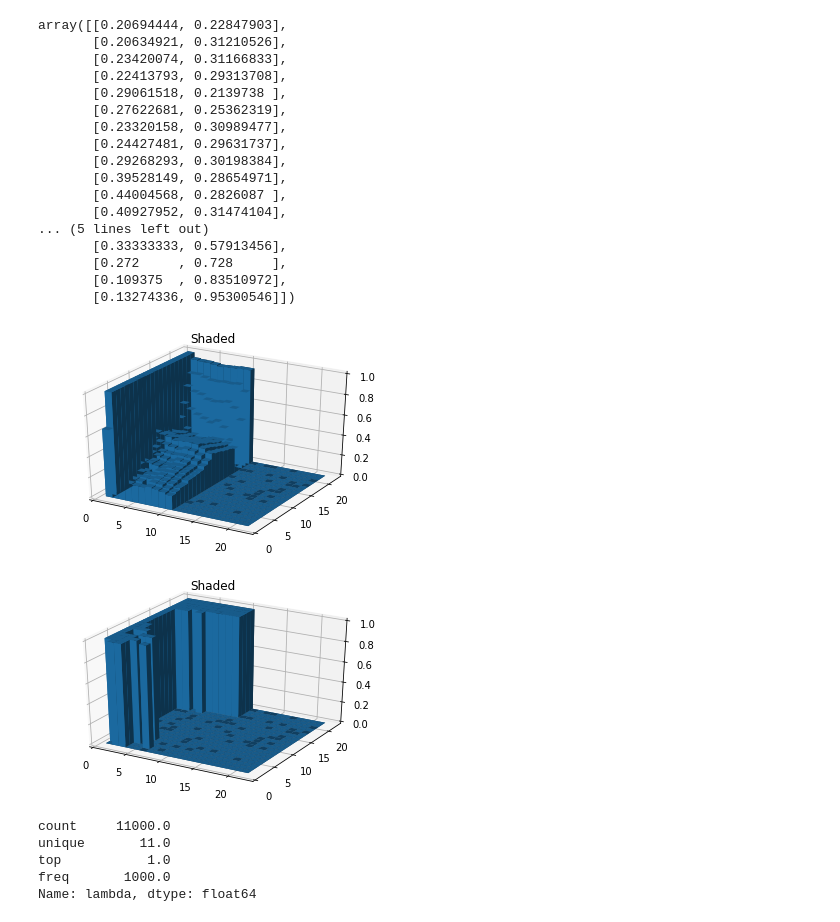
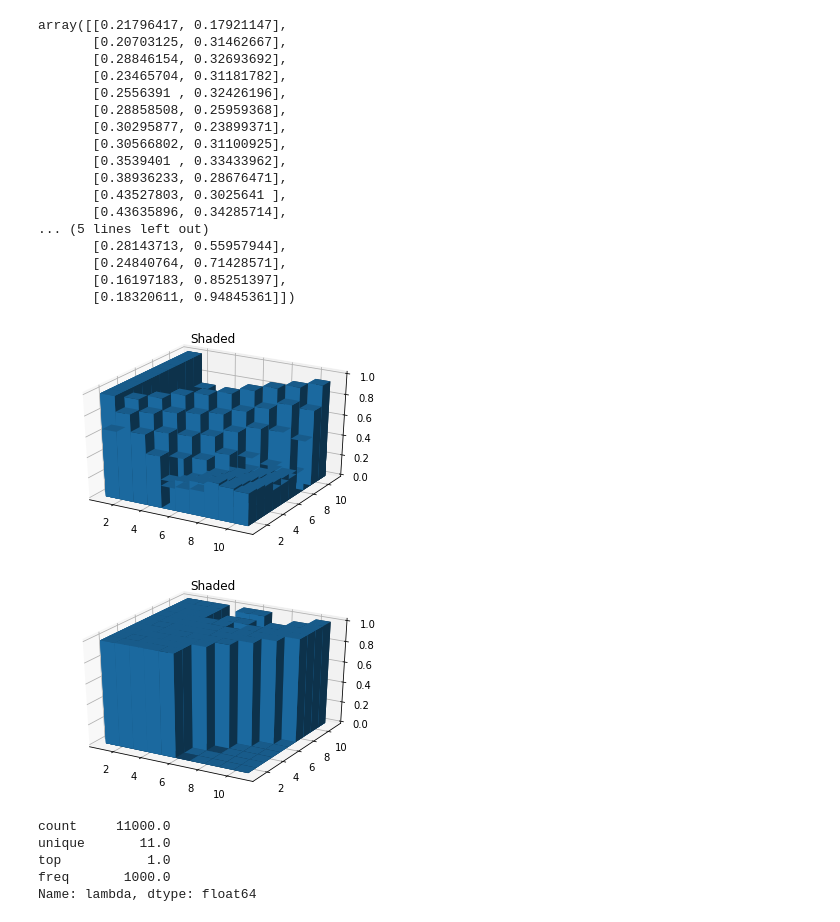
Before and after one commit to shantanusingh16/rl, a Jupyter notebook: Easy21.ipynb, the cells around one changed output. Drawn from its saved outputs; the diff is of its cells as text; code cells hidden in the pictures.

```diff
--- a/Easy21.ipynb
+++ b/Easy21.ipynb
@@ -74,13 +70,13 @@ def glie_policy(q, s, a, n):
         print("glie:", s)
         raise e
 # %%
-q = np.zeros((21,21,2))
-n = np.zeros((21,21,2))
+q = np.zeros((10,21,2))
+n = np.zeros((10,21,2))
 # %%
 gamma = 1
 for k in range(0,1000000):
     try:
-        g = np.zeros((21,21))
+        g = np.zeros((10,21))
         r = 0
         e = get_episode(q, glie_policy, n)
         e.pop()
@@ -105,23 +101,23 @@ mcq = q.copy()
 # %%
 mcq[1]
 # %% [output]
-array([[0.20694444, 0.22847903],
-       [0.20634921, 0.31210526],
-       [0.23420074, 0.31166833],
-       [0.22413793, 0.29313708],
-       [0.29061518, 0.2139738 ],
-       [0.27622681, 0.25362319],
-       [0.23320158, 0.30989477],
-       [0.24427481, 0.29631737],
-       [0.29268293, 0.30198384],
-       [0.39528149, 0.28654971],
-       [0.44004568, 0.2826087 ],
-       [0.40927952, 0.31474104],
+array([[0.21796417, 0.17921147],
+       [0.20703125, 0.31462667],
+       [0.28846154, 0.32693692],
+       [0.23465704, 0.31181782],
+       [0.2556391 , 0.32426196],
+       [0.28858508, 0.25959368],
+       [0.30295877, 0.23899371],
+       [0.30566802, 0.31100925],
+       [0.3539401 , 0.33433962],
+       [0.38936233, 0.28676471],
+       [0.43527803, 0.3025641 ],
+       [0.43635896, 0.34285714],
 ... (5 lines left out)
-       [0.33333333, 0.57913456],
-       [0.272     , 0.728     ],
-       [0.109375  , 0.83510972],
-       [0.13274336, 0.95300546]])
+       [0.28143713, 0.55957944],
+       [0.24840764, 0.71428571],
+       [0.16197183, 0.85251397],
+       [0.18320611, 0.94845361]])
 # %%
 v = np.array([[np.max(j) for j in i] for i in q])
 a = np.array([[np.argmax(j) for j in i] for i in q])
@@ -131,33 +127,33 @@ import matplotlib.pyplot as plt
 # %%
 fig = plt.figure()
 ax = plt.axes(projection='3d')
-X = np.reshape(np.array([[i]*21 for i in range(1,22)]), (441))
-Y = np.reshape(np.array([list(range(1,22)) * 21]), (441))
-Z = np.reshape(v, (441,1))
+X = np.reshape(np.array([[i]*21 for i in range(1,11)]), (210))
+Y = np.reshape(np.array([list(range(1,11)) * 21]), (210))
+Z = np.reshape(v, (210,1))
 
 
-top = np.reshape(v, (441))
+top = np.reshape(v, (210))
 bottom = np.zeros_like(top)
 width = depth = 1
 
 ax.bar3d(X, Y, bottom, width, depth, top, shade=True)
 ax.set_title('Shaded');
 # %% [output]
-[figure, old version]
+[figure, new version]
 # %%
 fig = plt.figure()
 ax = plt.axes(projection='3d')
-X = np.reshape(np.array([[i]*21 for i in range(1,22)]), (441))
-Y = np.reshape(np.array([list(range(1,22)) * 21]), (441))
+X = np.reshape(np.array([[i]*21 for i in range(1,11)]), (210))
+Y = np.reshape(np.array([list(range(1,11)) * 21]), (210))
 
-top = np.reshape(a, (441))
+top = np.reshape(a, (210))
 bottom = np.zeros_like(top)
 width = depth = 1
 
 ax.bar3d(X, Y, bottom, width, depth, top, shade=True)
 ax.set_title('Shaded');
 # %% [output]
-[figure, old version]
+[figure, new version]
 # %%
 def sarsa_lambda(q, n, gamma, l):
 
```
Also changed, not shown: parts of 13 cells of this notebook.
